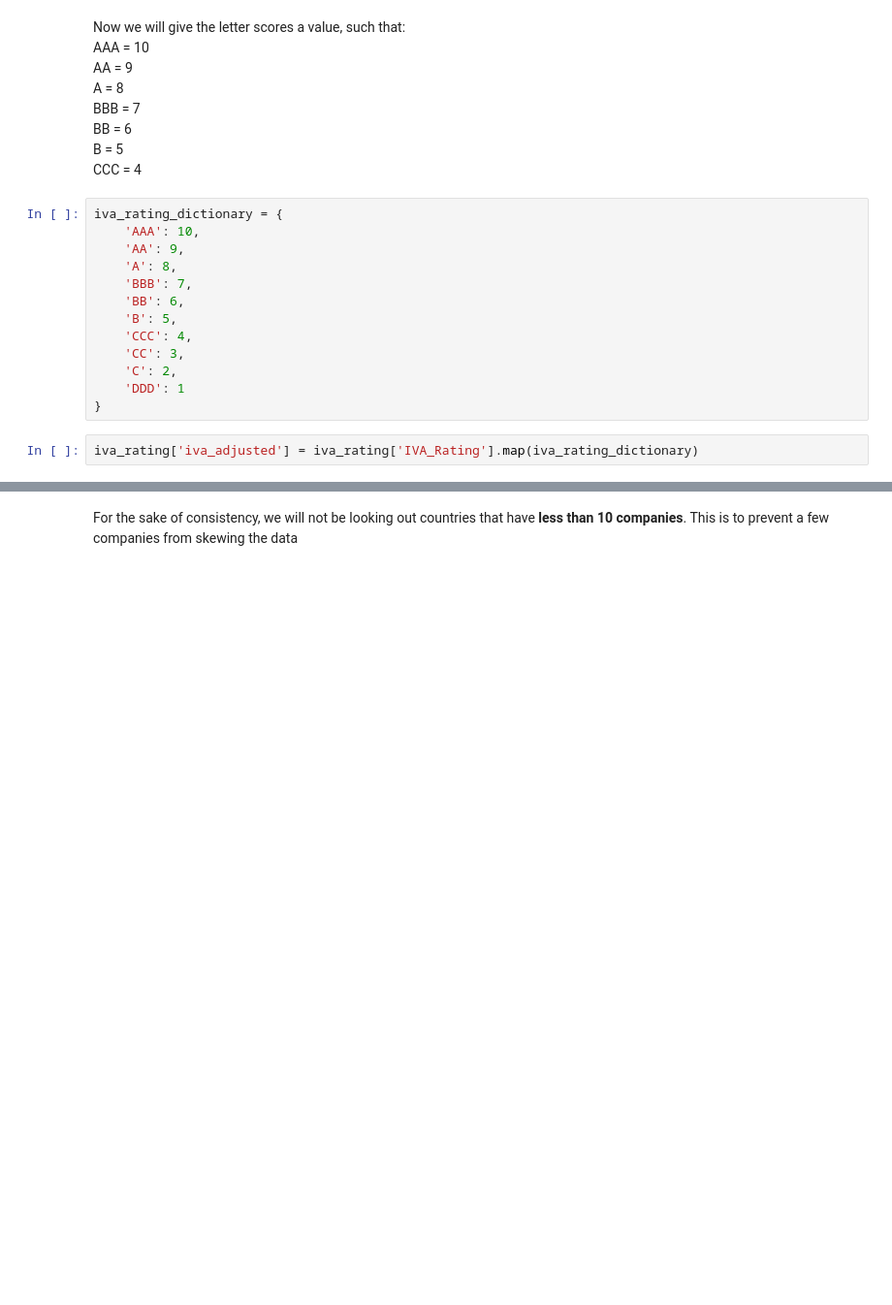
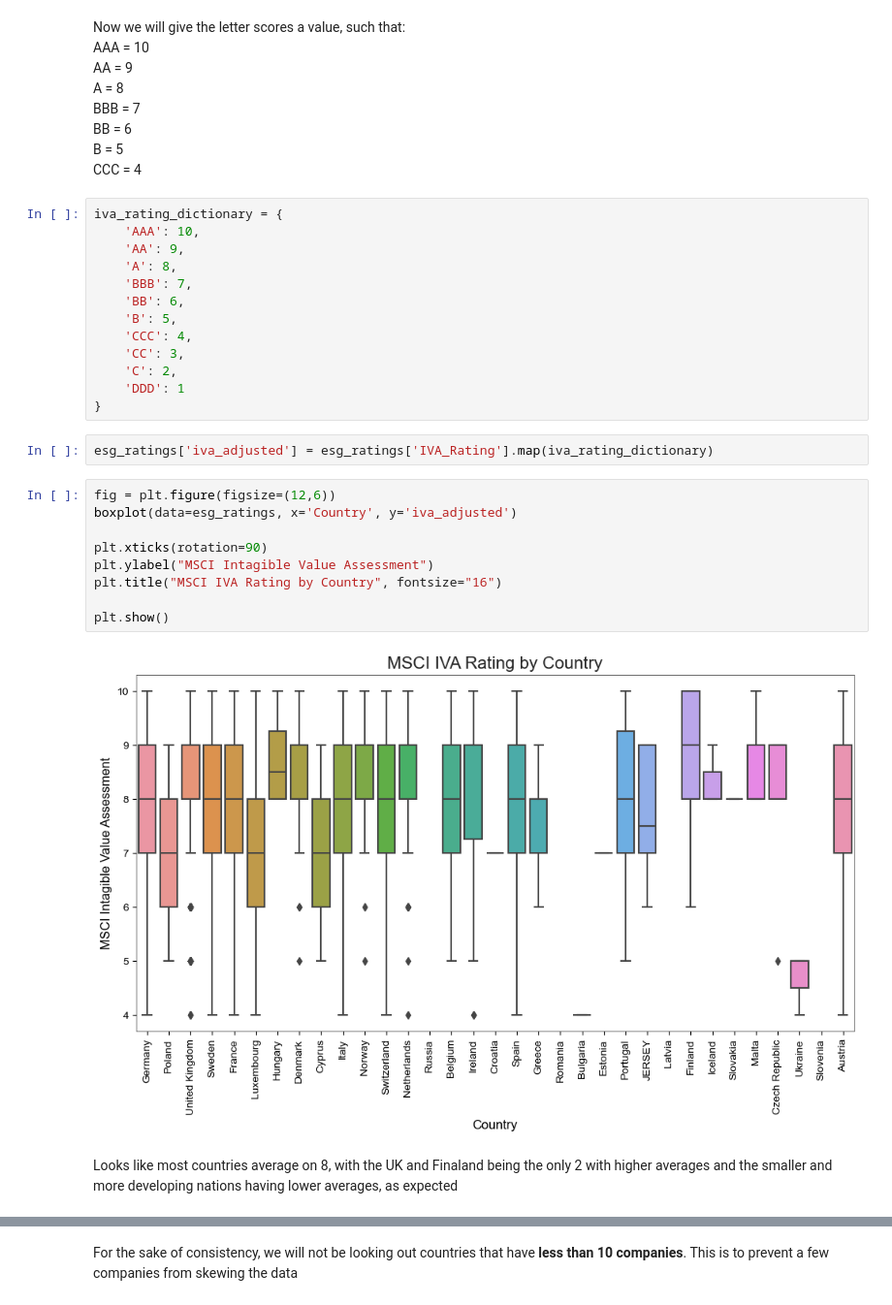
Before and after one commit to pavobravo11/Data501_Project, a Jupyter notebook: governance/company_ratings.ipynb, the cells around one changed output, grey strips where cells are left out. Shown at 97% size. Cells and saved outputs as stored; diff of their text form; blank space fills up the shorter version.

```diff
--- a/governance/company_ratings.ipynb
+++ b/governance/company_ratings.ipynb
@@ -175,4 +180,17 @@ iva_rating_dictionary = {
     'DDD': 1
 }
 # %%
-iva_rating['iva_adjusted'] = iva_rating['IVA_Rating'].map(iva_rating_dictionary)
+esg_ratings['iva_adjusted'] = esg_ratings['IVA_Rating'].map(iva_rating_dictionary)
+# %%
+fig = plt.figure(figsize=(12,6))
+boxplot(data=esg_ratings, x='Country', y='iva_adjusted')
+
+plt.xticks(rotation=90)
+plt.ylabel("MSCI Intagible Value Assessment")
+plt.title("MSCI IVA Rating by Country", fontsize="16")
+
+plt.show()
+# %% [output]
+[figure, added]
+# %% [markdown]
+Looks like most countries average on 8, with the UK and Finaland being the only 2 with higher averages and the smaller and more developing nations having lower averages, as expected
```
Also changed, not shown: parts of 18 cells of this notebook, 2 other files.
